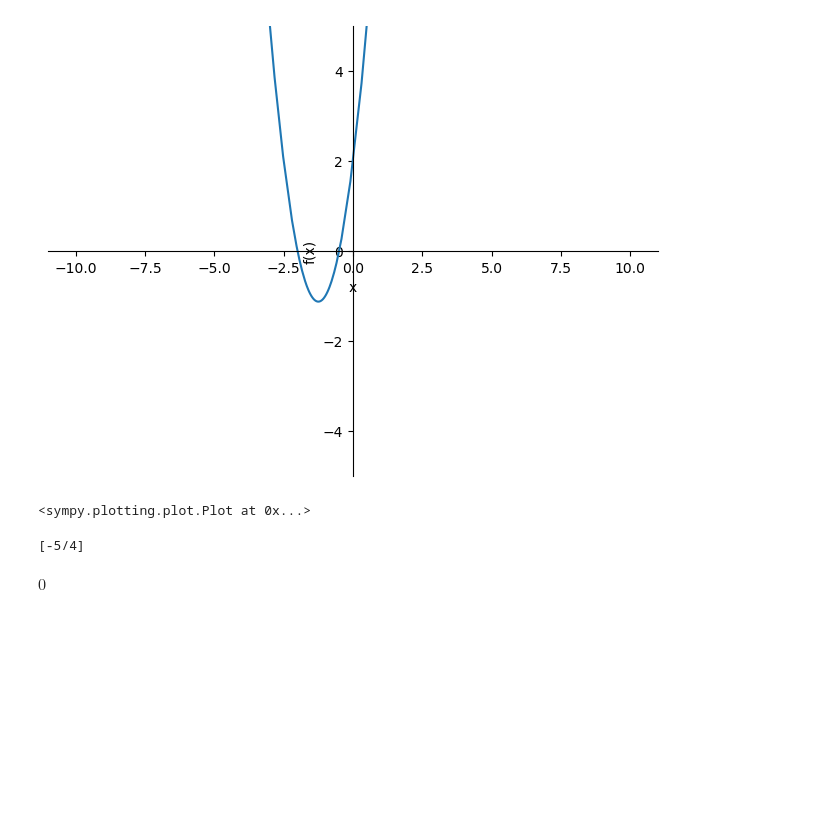
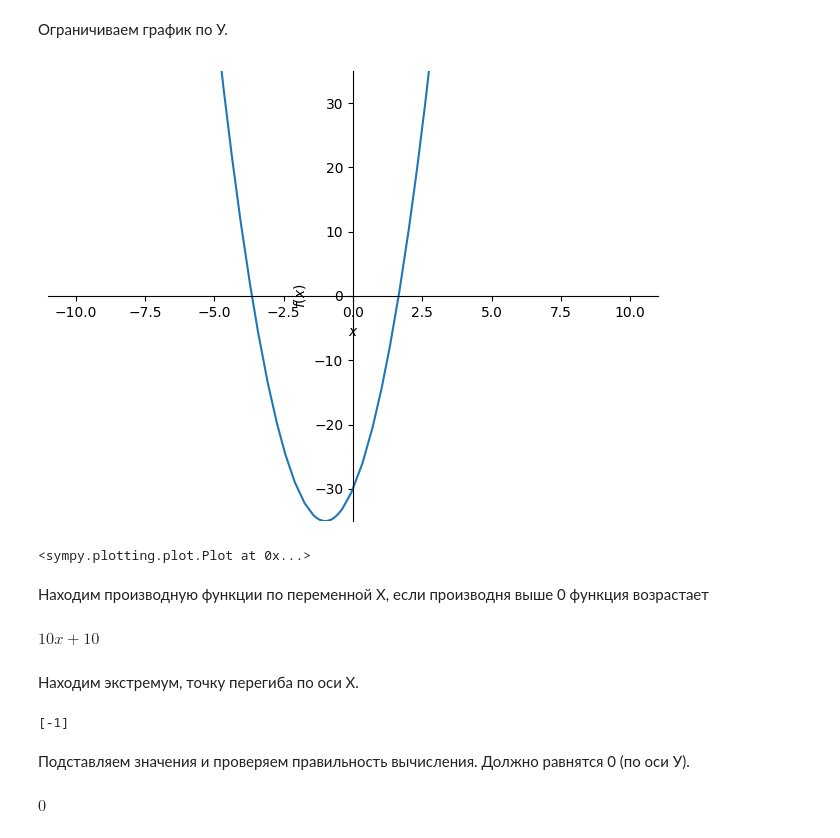
Before and after one commit to Den-m1985/PythonLessons, a Jupyter notebook: Home_work_11/Home_Work-11.ipynb, the cells around one changed output. Drawn from its saved outputs; the diff is of its cells as text; code cells hidden in the pictures; blank space fills up the shorter version.

```diff
--- a/Home_work_11/Home_Work-11.ipynb
+++ b/Home_work_11/Home_Work-11.ipynb
@@ -58,11 +55,23 @@ plot(f1.diff(x))
 <sympy.plotting.plot.Plot at 0x...>
-# %%
-plot(f1, ylim=(-5, 5))
-# %% [output]
-[figure, removed]
-<sympy.plotting.plot.Plot at 0x...>
+# %% [markdown]
+Ограничиваем график по У.
+# %%
+plot(f, ylim=(-35, 35))
+# %% [output]
+[figure, added]
+<sympy.plotting.plot.Plot at 0x...>
+# %% [markdown]
+Находим производную функции по переменной Х, если производня выше 0 функция возрастает
+# %%
+f.diff(x)
+# %% [output]
+$\displaystyle 10 x + 10$
+# %% [markdown]
+Находим экстремум, точку перегиба по оси Х.
 # %%
-sympy.solve(f1.diff(x))
+sympy.solve(f.diff(x))
 # %% [output]
-[-5/4]
+[-1]
+# %% [markdown]
+Подставляем значения и проверяем правильность вычисления. Должно равнятся 0 (по оси У).
 # %%
```
Also changed, not shown: parts of 31 cells of this notebook, 1 other file.
